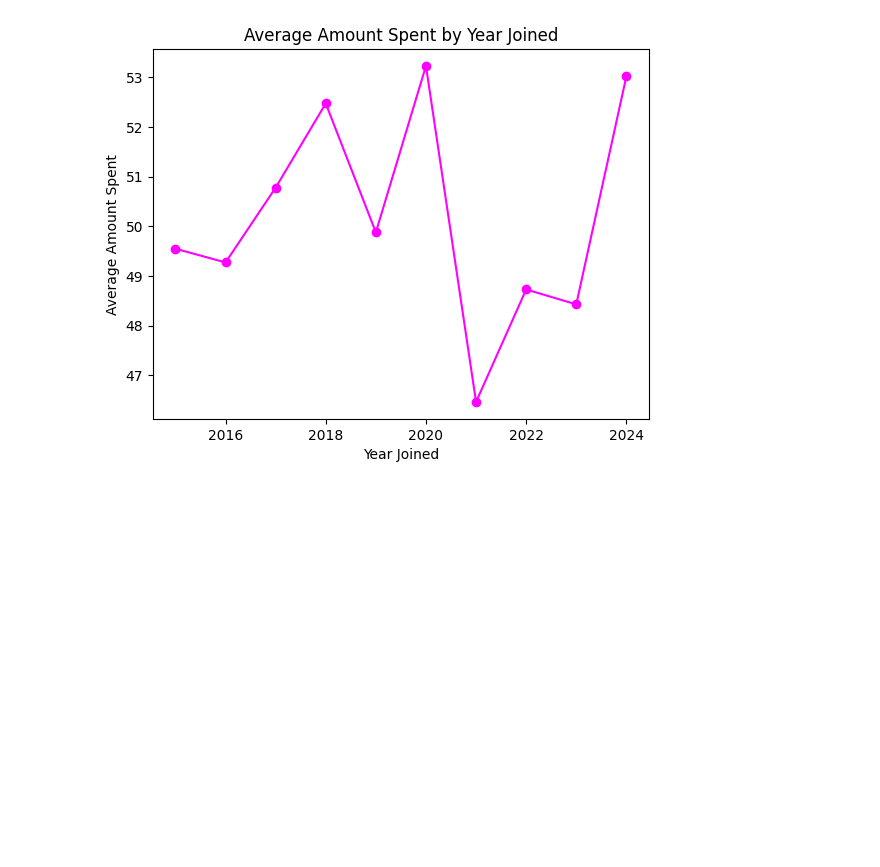
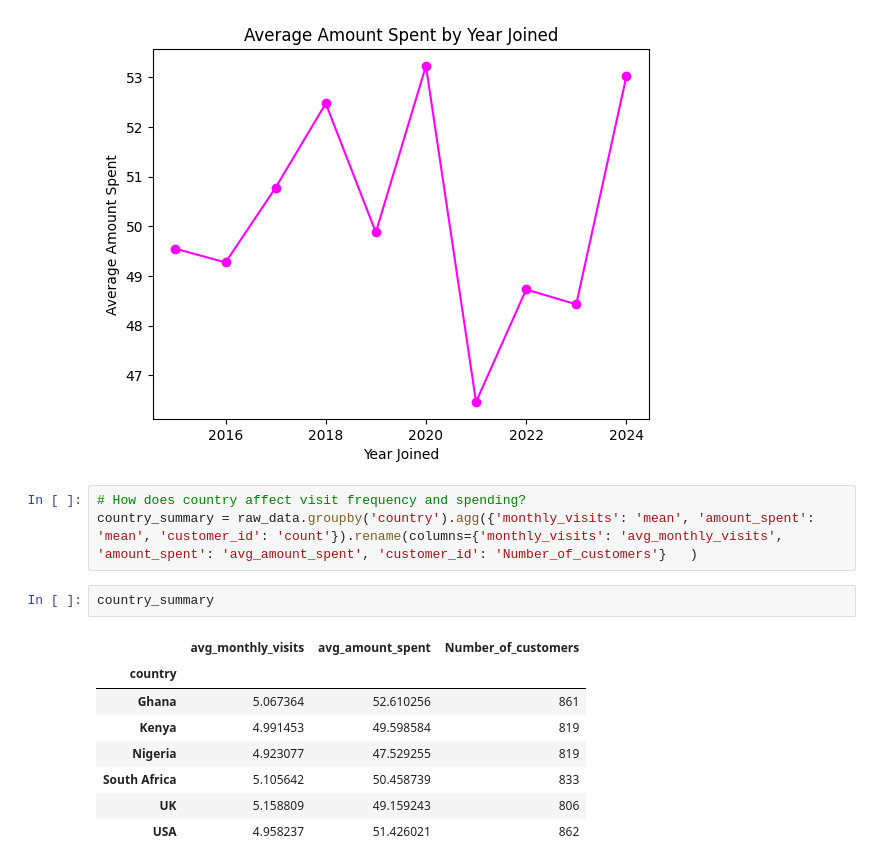
Before and after one commit to kwekudzata/Customer-Data, a Jupyter notebook: Customer_Data_cleaning.ipynb, the cells around one changed output. Saved outputs shown, nothing was run; the diff lists cells and outputs as text; blank space fills up the shorter version.

```diff
--- a/Customer_Data_cleaning.ipynb
+++ b/Customer_Data_cleaning.ipynb
@@ -188,3 +188,17 @@ plt.title('Average Amount Spent by Year Joined')
 # %% [output]
 Text(0.5, 1.0, 'Average Amount Spent by Year Joined')
 [figure]
+# %%
+# How does country affect visit frequency and spending?
+country_summary = raw_data.groupby('country').agg({'monthly_visits': 'mean', 'amount_spent': 'mean', 'customer_id': 'count'}).rename(columns={'monthly_visits': 'avg_monthly_visits', 'amount_spent': 'avg_amount_spent', 'customer_id': 'Number_of_customers'}   )
+# %%
+country_summary
+# %% [output]
+|  | avg_monthly_visits | avg_amount_spent | Number_of_customers |
+| country |  |  |  |
+| Ghana | 5.067364 | 52.610256 | 861 |
+| Kenya | 4.991453 | 49.598584 | 819 |
+| Nigeria | 4.923077 | 47.529255 | 819 |
+| South Africa | 5.105642 | 50.458739 | 833 |
+| UK | 5.158809 | 49.159243 | 806 |
+| USA | 4.958237 | 51.426021 | 862 |
```
Also changed, not shown: parts of 5 cells of this notebook.
